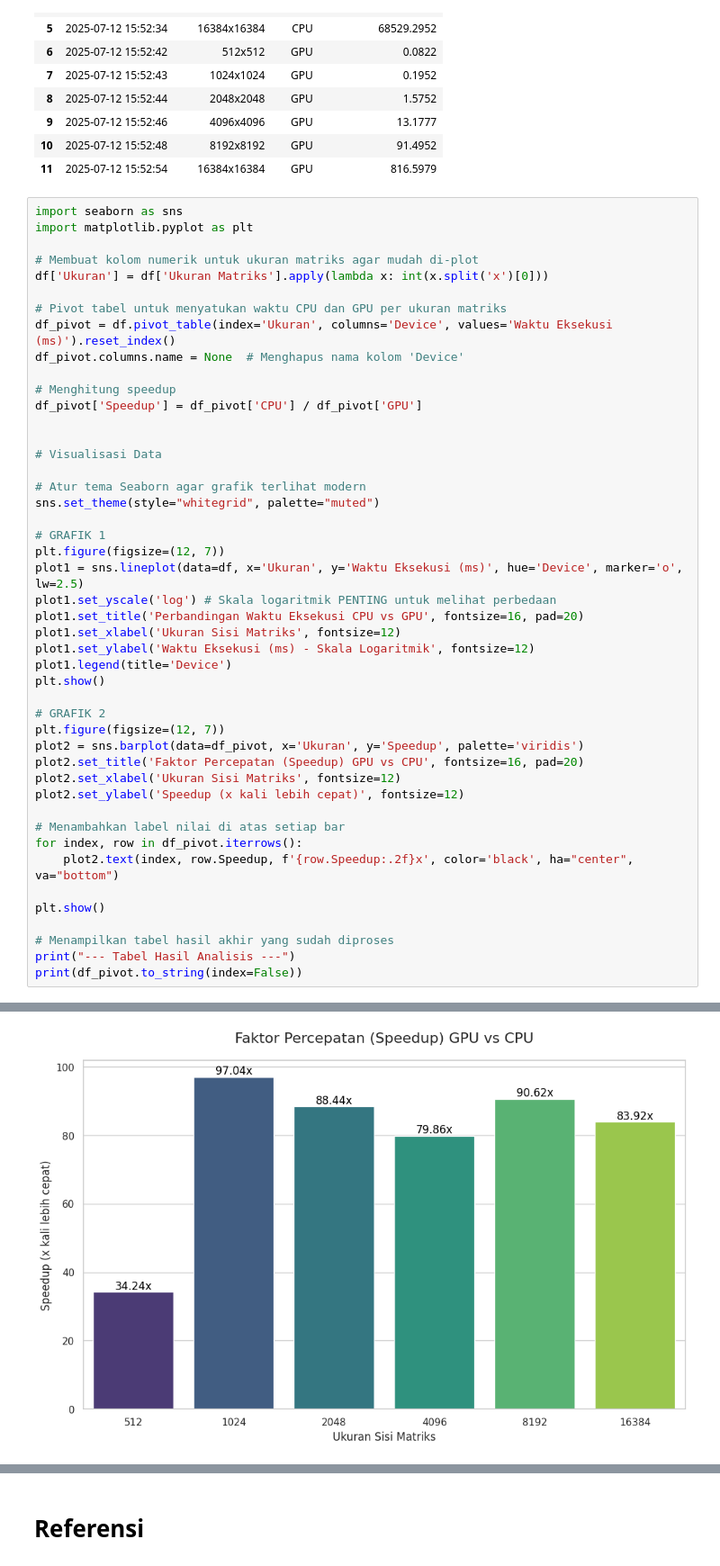
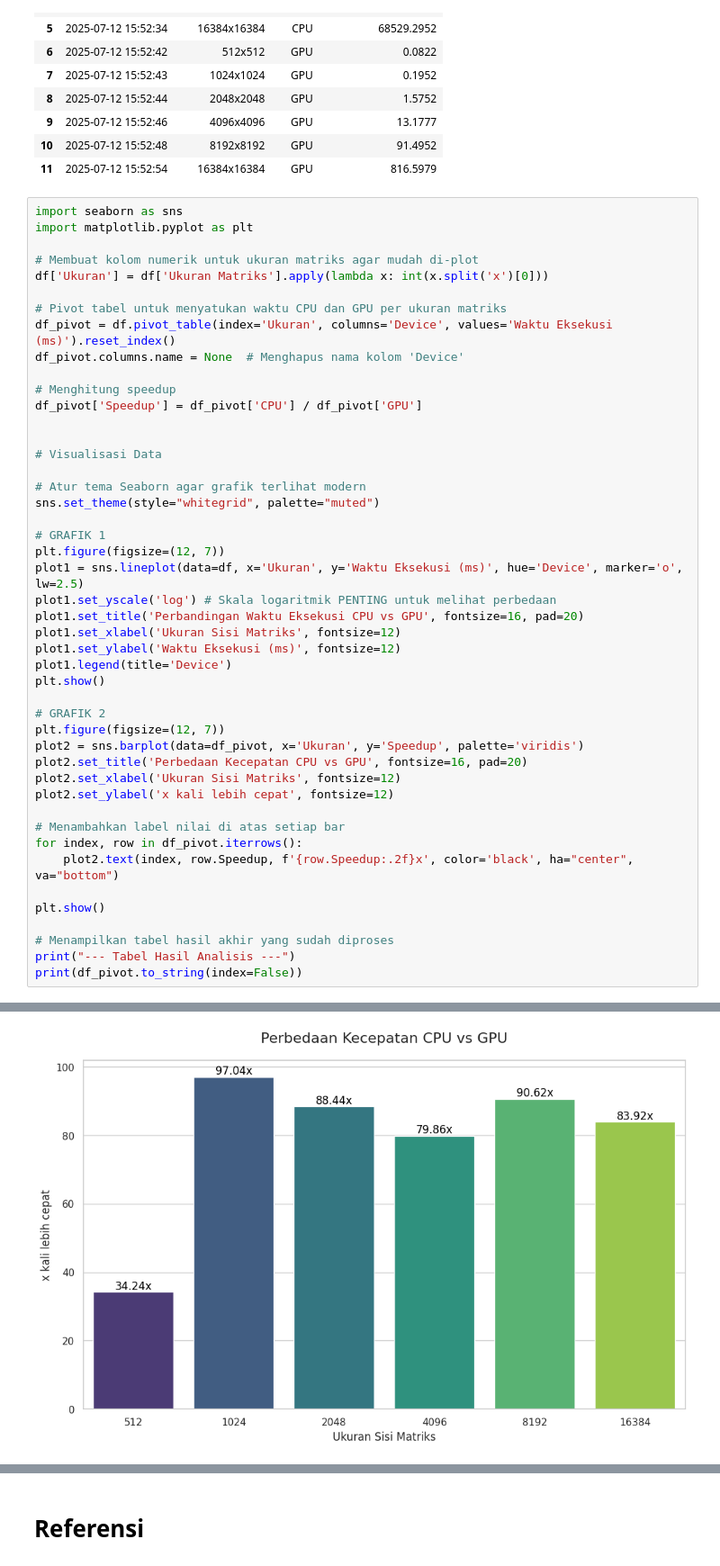
Before and after one commit to Cleign1/ta-algoritma-pengolahan-paralel, a Jupyter notebook: tugas-akhir.ipynb, the cells around one changed output, grey strips where cells are left out. Shown at 90% size. Drawn from its saved outputs; the diff is of its cells as text.

```diff
--- a/tugas-akhir.ipynb
+++ b/tugas-akhir.ipynb
@@ -425,16 +425,16 @@ plot1 = sns.lineplot(data=df, x='Ukuran', y='Waktu Eksekusi (ms)', hue='Device',
 plot1.set_yscale('log') # Skala logaritmik PENTING untuk melihat perbedaan
 plot1.set_title('Perbandingan Waktu Eksekusi CPU vs GPU', fontsize=16, pad=20)
 plot1.set_xlabel('Ukuran Sisi Matriks', fontsize=12)
-plot1.set_ylabel('Waktu Eksekusi (ms) - Skala Logaritmik', fontsize=12)
+plot1.set_ylabel('Waktu Eksekusi (ms)', fontsize=12)
 plot1.legend(title='Device')
 plt.show()
 
 # GRAFIK 2
 plt.figure(figsize=(12, 7))
 plot2 = sns.barplot(data=df_pivot, x='Ukuran', y='Speedup', palette='viridis')
-plot2.set_title('Faktor Percepatan (Speedup) GPU vs CPU', fontsize=16, pad=20)
+plot2.set_title('Perbedaan Kecepatan CPU vs GPU', fontsize=16, pad=20)
 plot2.set_xlabel('Ukuran Sisi Matriks', fontsize=12)
-plot2.set_ylabel('Speedup (x kali lebih cepat)', fontsize=12)
+plot2.set_ylabel('x kali lebih cepat', fontsize=12)
 
 # Menambahkan label nilai di atas setiap bar
 for index, row in df_pivot.iterrows():
@@ -450,4 +450,4 @@ print(df_pivot.to_string(index=False))
-[figure, old version]
+[figure, new version]
 --- Tabel Hasil Analisis ---
  Ukuran        CPU      GPU   Speedup
     512     2.8142   0.0822 34.236010
```
Also changed, not shown: parts of 3 cells of this notebook.
